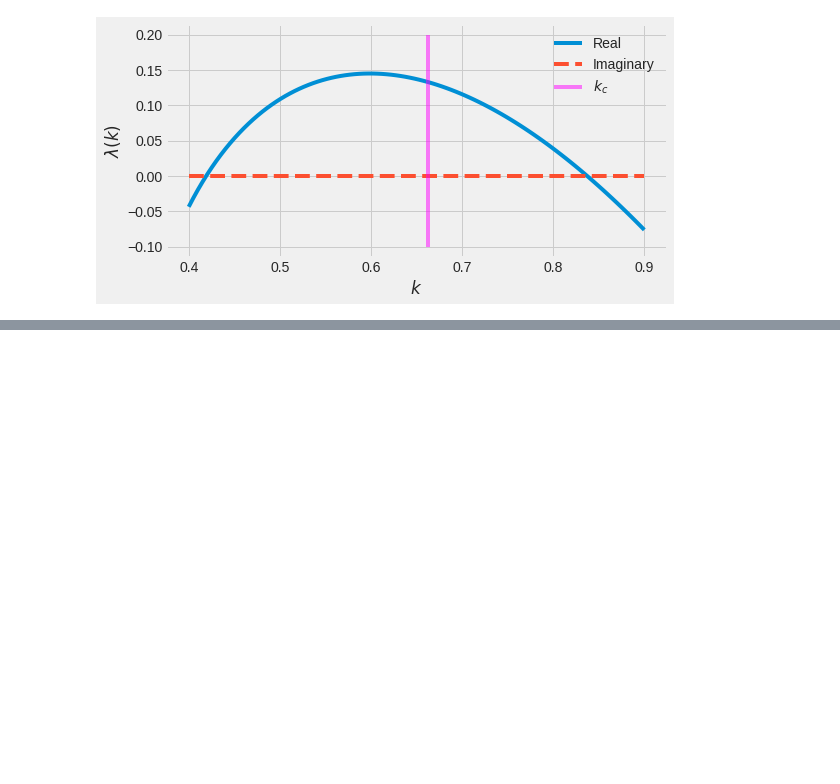
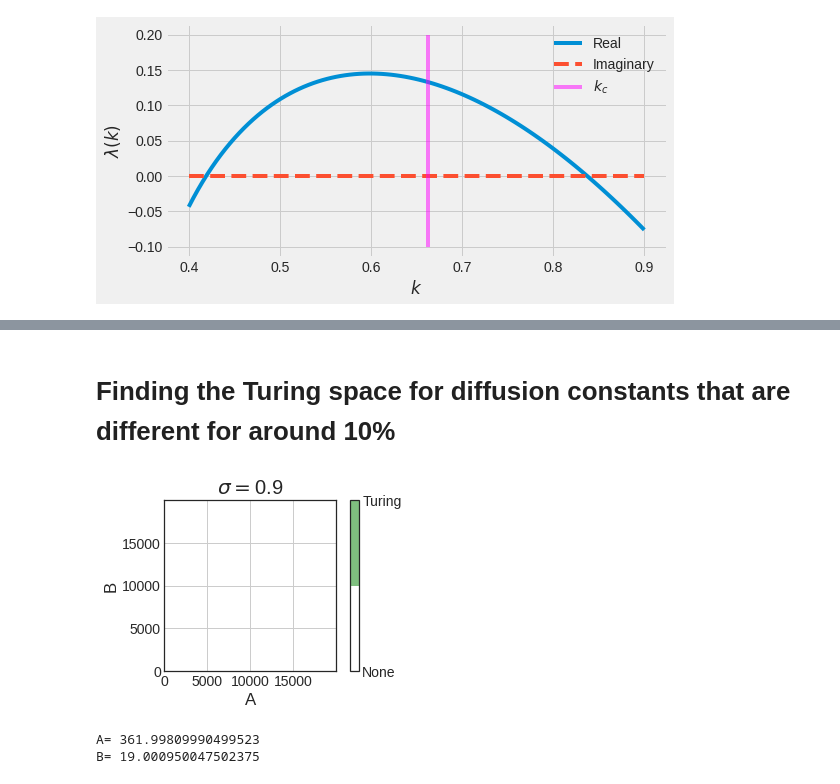
Before and after one commit to rpazuki/morpho_repo, a Jupyter notebook: amplitude_method/PDE_linear_stability.ipynb, the cells around one changed output, grey strips where cells are left out. Cells and saved outputs as stored; diff of their text form; code cells hidden in the pictures; blank space fills up the shorter version.

```diff
--- a/amplitude_method/PDE_linear_stability.ipynb
+++ b/amplitude_method/PDE_linear_stability.ipynb
@@ -654,0 +668,56 @@ $\displaystyle - D_{u} k - D_{v} k + \frac{- 2 A^{2} D_{u} k + 2 A^{2} D_{v} k -
+# %% [markdown]
+# Finding the Turing space for diffusion constants that are different for around 10%
+# %%
+# Create a meshgrid [-4, 4]x[-2, 4] for (A, B) domain
+L_1 = 400
+L_2 = 400
+A_size = 20000
+B_size = 20000
+A_axis = L_1 * np.linspace(0, 1, A_size)
+B_axis = L_2 * np.linspace(0, 1, B_size)
+A_grid, B_grid = np.meshgrid(A_axis, B_axis, sparse=False)
+
+δ_values = np.array([.9])
+# Plotting
+fig = plt.figure(figsize=(10,10))
+plt.style.use('seaborn-white')
+
+for i, δ_val in enumerate(δ_values):
+    ax = fig.add_subplot(3, 2, i+1)
+    ax.set_title(r"$\sigma=$" f"{δ_val}")
+    # Numerically calculate the values of the conditions
+    domain = cond_3_f(A_grid , B_grid, δ_val)
+    domain[domain > 0] = True
+    domain[domain <= 0] = False
+    #
+    domain2 = cond_4_f(A_grid , B_grid, δ_val)
+    domain2[domain2 > 0] = True
+    domain2[domain2 <= 0] = False
+    #
+    domain_intersect = np.bool8(domain) & np.bool8(domain2)
+    #
+    domain3 = cond_1_f(A_grid , B_grid)
+    domain3[domain3 >= 0] = False
+    domain3[domain3 < 0] = True
+    domain_intersect = domain_intersect & np.bool8(domain3)
+    # plot the domain by using zero as the levelset
+    plot_two_levels(ax, np.float16(domain_intersect),
+                    None,#[0, L_1, 0, L_2],
+                    "A", "B",
+                    0,
+                    ['None', 'Turing'])
+    #
+
+
+#plt.tight_layout()
+plt.show()
+# %% [output]
+[figure, added]
+# %%
+i,j = np.nonzero(domain_intersect)
+index = 0
+print("A=", A_axis[i[index]])
+print("B=", B_axis[j[index]])
+# %% [output]
+A= 361.99809990499523
+B= 19.000950047502375
```
Also changed, not shown: parts of 18 cells of this notebook, 6 other files.
